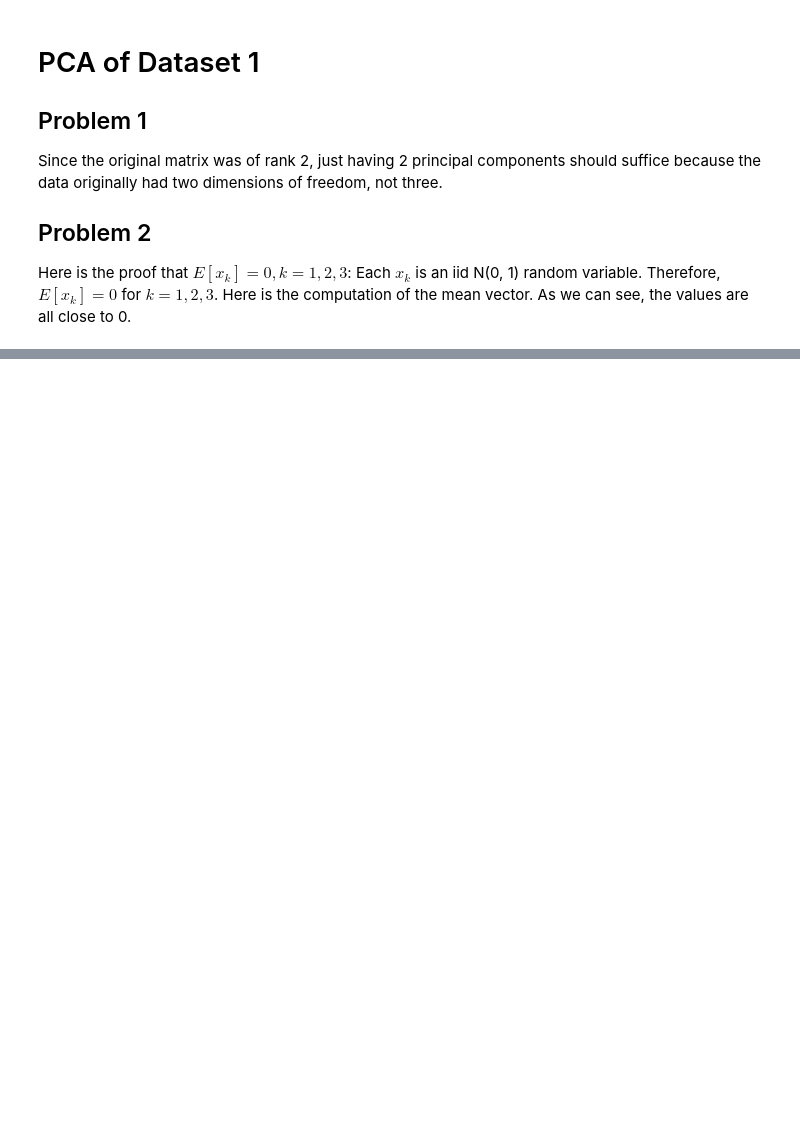
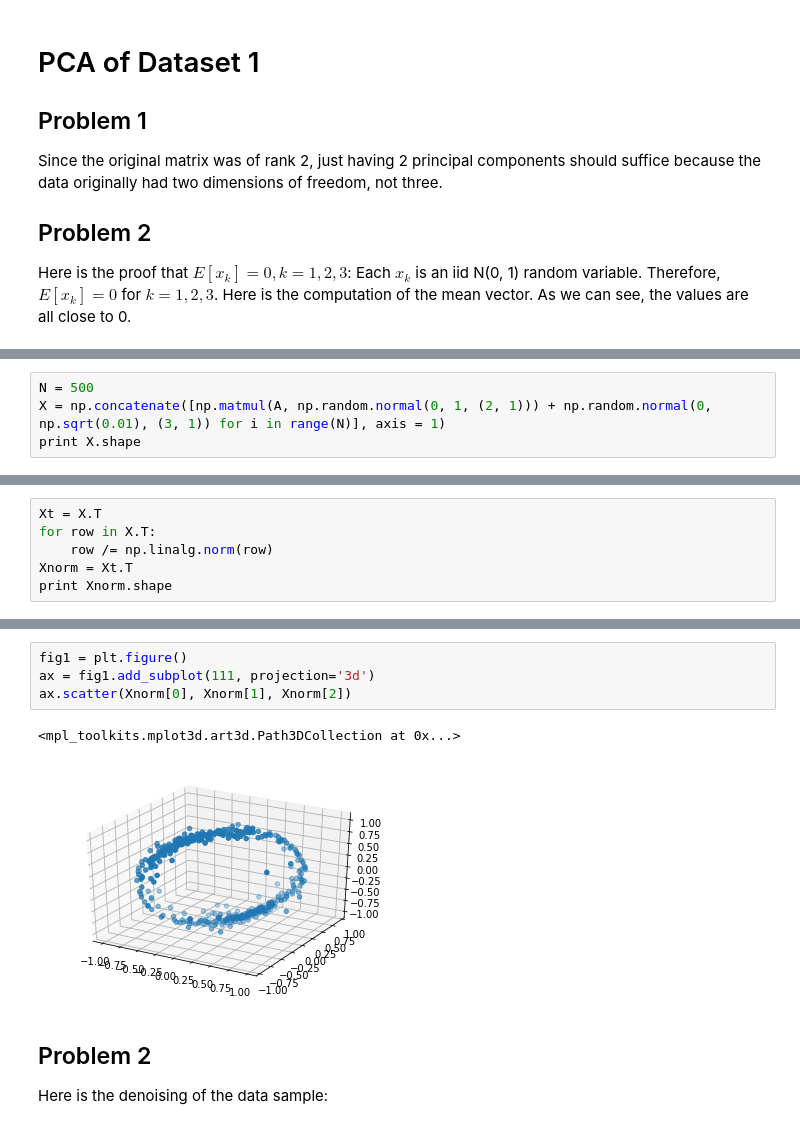
Before and after one commit to lesterfan/ML-for-Engineers, a Jupyter notebook: Jupyter Exercise 2.ipynb, the cells around one changed output, grey strips where cells are left out. Cells and saved outputs as stored; diff of their text form; blank space fills up the shorter version.

```diff
--- a/Jupyter Exercise 2.ipynb
+++ b/Jupyter Exercise 2.ipynb
@@ -138,0 +294,4 @@ print m
+# %%
+N = 500
+X = np.concatenate([np.matmul(A, np.random.normal(0, 1, (2, 1))) + np.random.normal(0, np.sqrt(0.01), (3, 1)) for i in range(N)], axis = 1)
+print X.shape
@@ -138,0 +302,6 @@ print m
+# %%
+Xt = X.T
+for row in X.T:
+    row /= np.linalg.norm(row)
+Xnorm = Xt.T
+print Xnorm.shape
@@ -138,0 +321,10 @@ print m
+# %%
+fig1 = plt.figure()
+ax = fig1.add_subplot(111, projection='3d')
+ax.scatter(Xnorm[0], Xnorm[1], Xnorm[2])
+# %% [output]
+<mpl_toolkits.mplot3d.art3d.Path3DCollection at 0x...>
+[figure, added]
+# %% [markdown]
+## Problem 2
+Here is the denoising of the data sample:
```
Also changed, not shown: parts of 60 cells of this notebook.
